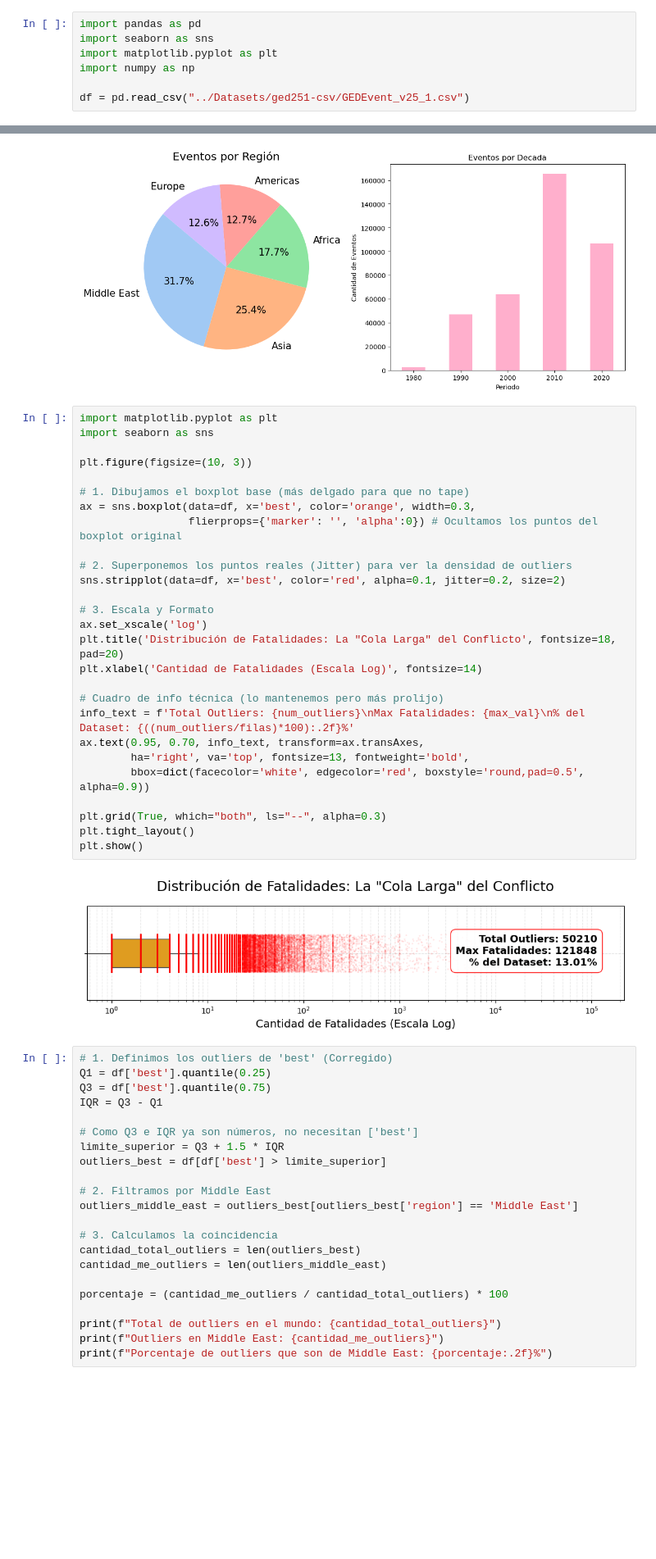
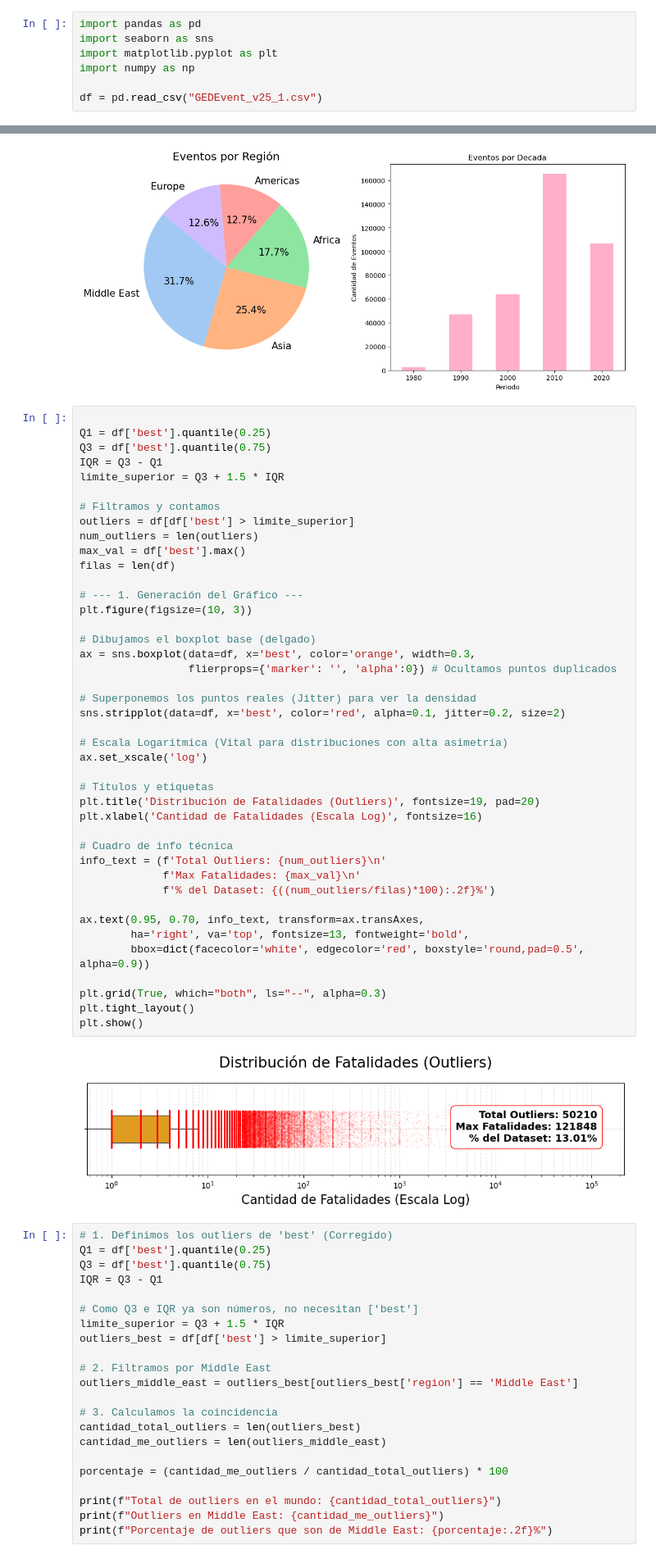
Before and after one commit to Lourdes-Tolotto/CEIA_Analisis_de_datos, a Jupyter notebook: Ejercicios/Ejercicios Grupales/Ejercicio Grupal 1.ipynb, the cells around one changed output, grey strips where cells are left out. Shown at 82% size. Cells and saved outputs as stored; diff of their text form; blank space fills up the shorter version.

```diff
--- a/Ejercicios/Ejercicios Grupales/Ejercicio Grupal 1.ipynb
+++ b/Ejercicios/Ejercicios Grupales/Ejercicio Grupal 1.ipynb
@@ -8,7 +8,7 @@ import seaborn as sns
 import matplotlib.pyplot as plt
 import numpy as np
 
-df = pd.read_csv("../Datasets/ged251-csv/GEDEvent_v25_1.csv")
+df = pd.read_csv("GEDEvent_v25_1.csv")
 # %% [markdown]
 ## Exploración inicial del dataset
 
@@ -320,35 +320,50 @@ plt.tight_layout()
 plt.show()
 # %% [output]
 [figure]
-# %%
-import matplotlib.pyplot as plt
-import seaborn as sns
-
-plt.figure(figsize=(10, 3))
-
-# 1. Dibujamos el boxplot base (más delgado para que no tape)
-ax = sns.boxplot(data=df, x='best', color='orange', width=0.3,
-                 flierprops={'marker': '', 'alpha':0}) # Ocultamos los puntos del boxplot original
-
-# 2. Superponemos los puntos reales (Jitter) para ver la densidad de outliers
-sns.stripplot(data=df, x='best', color='red', alpha=0.1, jitter=0.2, size=2)
-
-# 3. Escala y Formato
-ax.set_xscale('log')
-plt.title('Distribución de Fatalidades: La "Cola Larga" del Conflicto', fontsize=18, pad=20)
-plt.xlabel('Cantidad de Fatalidades (Escala Log)', fontsize=14)
-
-# Cuadro de info técnica (lo mantenemos pero más prolijo)
-info_text = f'Total Outliers: {num_outliers}\nMax Fatalidades: {max_val}\n% del Dataset: {((num_outliers/filas)*100):.2f}%'
-ax.text(0.95, 0.70, info_text, transform=ax.transAxes,
-        ha='right', va='top', fontsize=13, fontweight='bold',
-        bbox=dict(facecolor='white', edgecolor='red', boxstyle='round,pad=0.5', alpha=0.9))
-
-plt.grid(True, which="both", ls="--", alpha=0.3)
-plt.tight_layout()
-plt.show()
-# %% [output]
-[figure, removed]
+# %%
+
+Q1 = df['best'].quantile(0.25)
+Q3 = df['best'].quantile(0.75)
+IQR = Q3 - Q1
+limite_superior = Q3 + 1.5 * IQR
+
+# Filtramos y contamos
+outliers = df[df['best'] > limite_superior]
+num_outliers = len(outliers)
+max_val = df['best'].max()
+filas = len(df)
+
+# --- 1. Generación del Gráfico ---
+plt.figure(figsize=(10, 3))
+
+# Dibujamos el boxplot base (delgado)
+ax = sns.boxplot(data=df, x='best', color='orange', width=0.3,
+                 flierprops={'marker': '', 'alpha':0}) # Ocultamos puntos duplicados
+
+# Superponemos los puntos reales (Jitter) para ver la densidad
+sns.stripplot(data=df, x='best', color='red', alpha=0.1, jitter=0.2, size=2)
+
+# Escala Logarítmica (Vital para distribuciones con alta asimetría)
+ax.set_xscale('log')
+
+# Títulos y etiquetas
+plt.title('Distribución de Fatalidades (Outliers)', fontsize=19, pad=20)
+plt.xlabel('Cantidad de Fatalidades (Escala Log)', fontsize=16)
+
+# Cuadro de info técnica
+info_text = (f'Total Outliers: {num_outliers}\n'
+             f'Max Fatalidades: {max_val}\n'
+             f'% del Dataset: {((num_outliers/filas)*100):.2f}%')
+
+ax.text(0.95, 0.70, info_text, transform=ax.transAxes,
+        ha='right', va='top', fontsize=13, fontweight='bold',
+        bbox=dict(facecolor='white', edgecolor='red', boxstyle='round,pad=0.5', alpha=0.9))
+
+plt.grid(True, which="both", ls="--", alpha=0.3)
+plt.tight_layout()
+plt.show()
+# %% [output]
+[figure, added]
 # %%
 # 1. Definimos los outliers de 'best' (Corregido)
 Q1 = df['best'].quantile(0.25)
```
Also changed, not shown: parts of 2 cells of this notebook.
